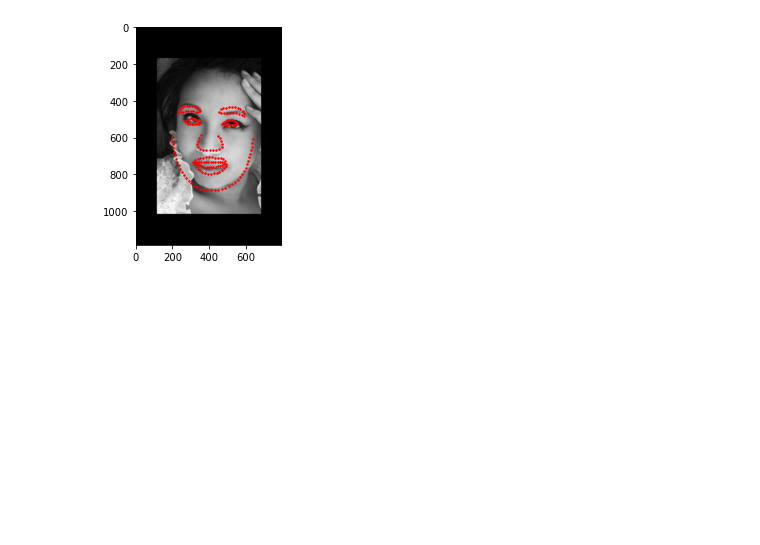
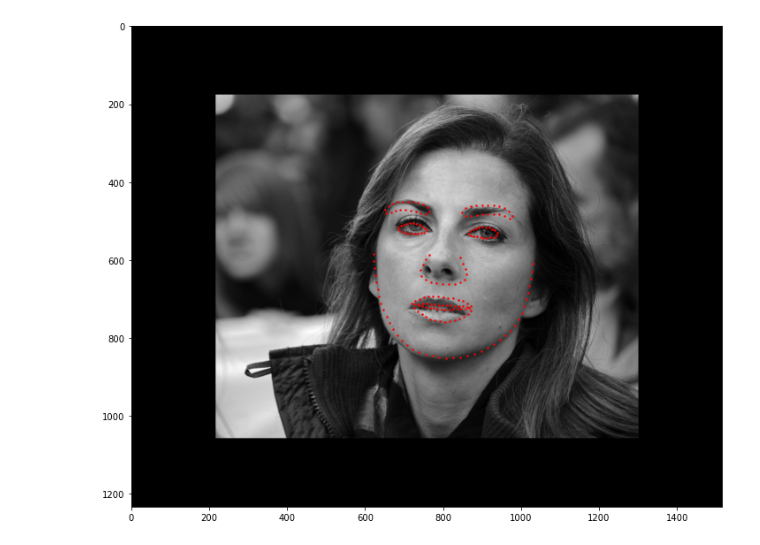
Before and after one commit to HejSumin/face_alignment, a Jupyter notebook: Prediction_Final.ipynb, the cells around one changed output. Drawn from its saved outputs; the diff is of its cells as text; code cells hidden in the pictures; blank space fills up the shorter version.

```diff
--- a/Prediction_Final.ipynb
+++ b/Prediction_Final.ipynb
@@ -5,15 +9,25 @@ import matplotlib.pyplot as plt
 # %%
-model = pickle.load(open("run_output/run_output_model.p", "rb"))
+image_number = 30
 
 test_names = fa.get_all_file_names('data/test')
-file = test_names[1]
+test_file_name = test_names[image_number]
 
-predict_result = model.predict("data/test/"+file)
+start_image_prepare = timer()
+predict_result = model._prepare_image_for_prediction("data/test/"+test_file_name)
+end_image_prepare = timer()
+
+start = timer()
+predict_result = model.predict("data/test/"+test_file_name)
+end = timer()
+
 if predict_result is None:
     print("prediction failed ...")
 else:
     I_padded, S_hat_predicted, features_hat_predicted = predict_result
     fig, ax = plt.subplots()
-    ax.scatter(S_hat_predicted[:,0],S_hat_predicted[:,1],c='r',s=2)
-    ax.imshow(I_padded,cmap='gray')
+    fig.set_size_inches(15, 10)
+    ax.scatter(S_hat_predicted[:,0], S_hat_predicted[:,1], c='r', s=2)
+    ax.imshow(I_padded, cmap='gray')
+
+print("Predict run finished in: (Time)", timedelta(seconds=end-start - (end_image_prepare-start_image_prepare)))
 # %% [output]
@@ -20 +35 @@ else:
-[figure, old version]
+[figure, new version]
```
Also changed, not shown: parts of 3 cells of this notebook, 3 other files.
